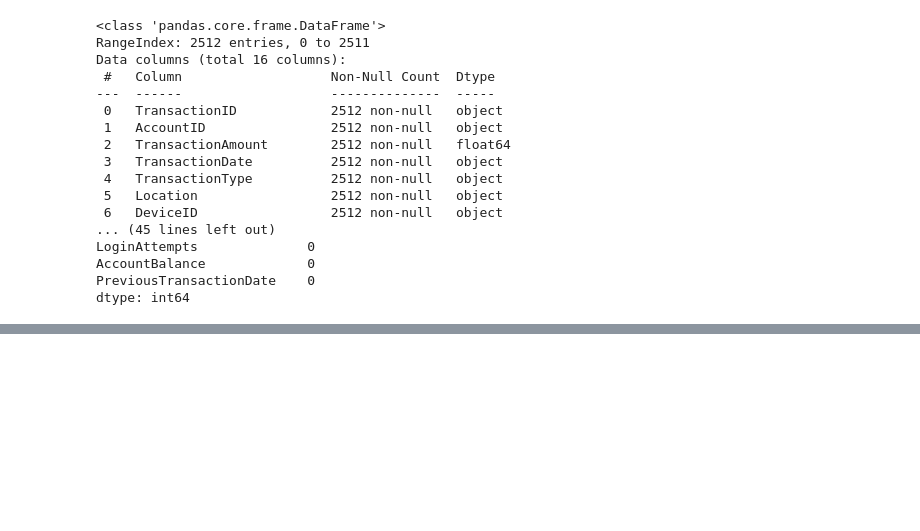
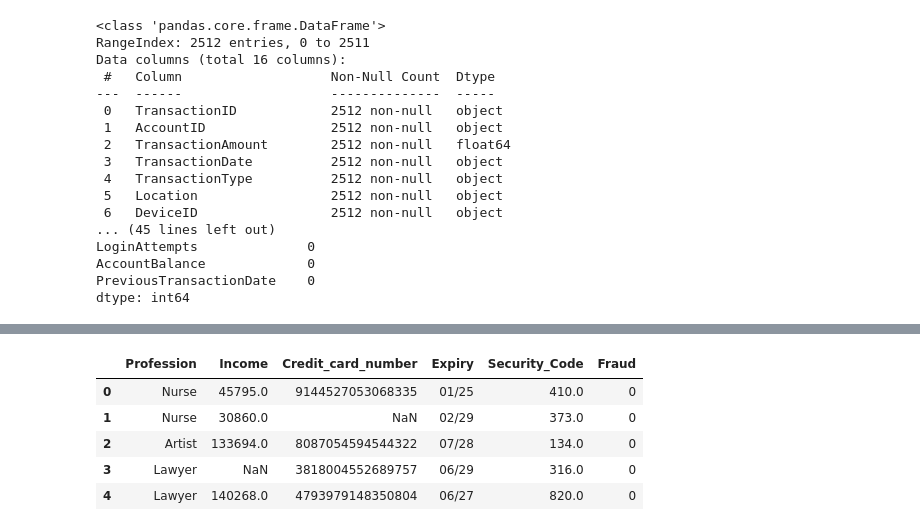
Before and after one commit to Atugoda/Python_ML, a Jupyter notebook: Assignment.ipynb, the cells around one changed output, grey strips where cells are left out. Saved outputs shown, nothing was run; the diff lists cells and outputs as text; code cells hidden in the pictures; blank space fills up the shorter version.

Commit message:
The dataset model trained

```diff
--- a/Assignment.ipynb
+++ b/Assignment.ipynb
@@ -35,0 +1216,38 @@ dtype: int64
+# %%
+import pandas as pd
+import numpy as np
+from random import choice
+
+# Generate a dataset with 800 rows
+np.random.seed(42)
+
+# Data for professions
+professions = ['Doctor', 'Lawyer', 'Engineer', 'Teacher', 'Artist', 'Nurse']
+
+# Generate random data for each column
+data = {
+    'Profession': [choice(professions) for _ in range(800)],
+    'Income': np.random.randint(30000, 150000, 800),
+    'Credit_card_number': [''.join([str(np.random.randint(0, 10)) for _ in range(16)]) for _ in range(800)],
+    'Expiry': [f"{np.random.randint(1, 13):02}/{np.random.randint(21, 30)}" for _ in range(800)],
+    'Security_Code': [np.random.randint(100, 999) for _ in range(800)],
+    'Fraud': np.random.choice([0, 1], 800, p=[0.85, 0.15])  # Imbalanced classes, 15% fraud
+}
+
+# Create a DataFrame
+df = pd.DataFrame(data)
+
+# Introduce some missing values randomly
+for column in ['Income', 'Credit_card_number', 'Expiry', 'Security_Code']:
+    missing_indices = np.random.choice(df.index, size=int(0.1 * len(df)), replace=False)
+    df.loc[missing_indices, column] = np.nan
+
+# Show the first few rows of the dataset
+df.head()
+# %% [output]
+|  | Profession | Income | Credit_card_number | Expiry | Security_Code | Fraud |
+| 0 | Nurse | 45795.0 | 9144527053068335 | 01/25 | 410.0 | 0 |
+| 1 | Nurse | 30860.0 | NaN | 02/29 | 373.0 | 0 |
+| 2 | Artist | 133694.0 | 8087054594544322 | 07/28 | 134.0 | 0 |
+| 3 | Lawyer | NaN | 3818004552689757 | 06/29 | 316.0 | 0 |
+| 4 | Lawyer | 140268.0 | 4793979148350804 | 06/27 | 820.0 | 0 |
```
Also changed, not shown: parts of 28 cells of this notebook, 5 other files.
